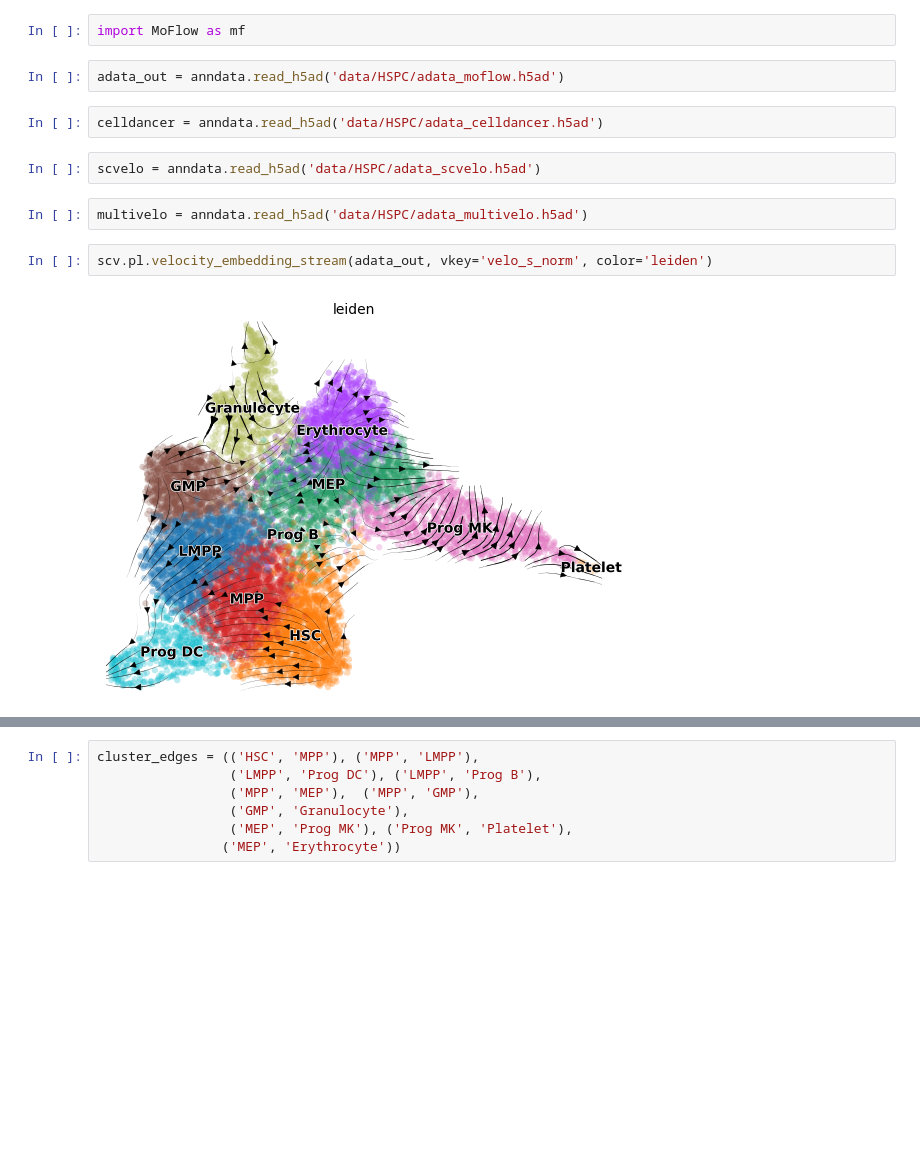
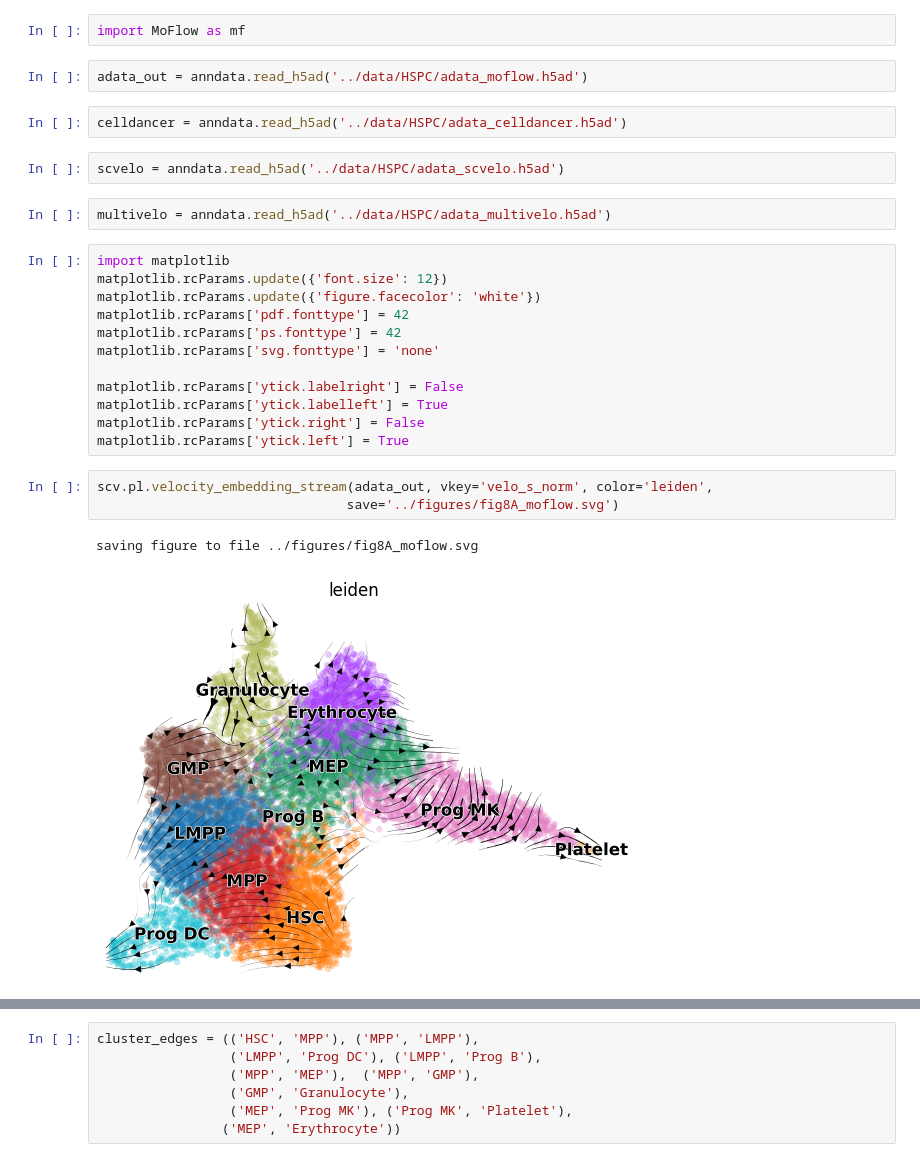
Before and after one commit to AriHong/MoFlow, a Jupyter notebook: notebooks/fig8.ipynb, the cells around one changed output, grey strips where cells are left out. Cells and saved outputs as stored; diff of their text form; blank space fills up the shorter version.

```diff
--- a/notebooks/fig8.ipynb
+++ b/notebooks/fig8.ipynb
@@ -17,16 +13,30 @@ sys.path.append('/home/elly924//workspace/proj/2025/MoFlow/src/')
 # %%
 import MoFlow as mf
 # %%
-adata_out = anndata.read_h5ad('data/HSPC/adata_moflow.h5ad')
+adata_out = anndata.read_h5ad('../data/HSPC/adata_moflow.h5ad')
 # %%
-celldancer = anndata.read_h5ad('data/HSPC/adata_celldancer.h5ad')
+celldancer = anndata.read_h5ad('../data/HSPC/adata_celldancer.h5ad')
 # %%
-scvelo = anndata.read_h5ad('data/HSPC/adata_scvelo.h5ad')
+scvelo = anndata.read_h5ad('../data/HSPC/adata_scvelo.h5ad')
 # %%
-multivelo = anndata.read_h5ad('data/HSPC/adata_multivelo.h5ad')
+multivelo = anndata.read_h5ad('../data/HSPC/adata_multivelo.h5ad')
+# %%
+import matplotlib
+matplotlib.rcParams.update({'font.size': 12})
+matplotlib.rcParams.update({'figure.facecolor': 'white'})
+matplotlib.rcParams['pdf.fonttype'] = 42
+matplotlib.rcParams['ps.fonttype'] = 42
+matplotlib.rcParams['svg.fonttype'] = 'none'
+
+matplotlib.rcParams['ytick.labelright'] = False
+matplotlib.rcParams['ytick.labelleft'] = True
+matplotlib.rcParams['ytick.right'] = False
+matplotlib.rcParams['ytick.left'] = True
 # %%
-scv.pl.velocity_embedding_stream(adata_out, vkey='velo_s_norm', color='leiden')
+scv.pl.velocity_embedding_stream(adata_out, vkey='velo_s_norm', color='leiden',
+                                save='../figures/fig8A_moflow.svg')
 # %% [output]
+saving figure to file ../figures/fig8A_moflow.svg
-[figure, old version]
+[figure, new version]
 # %%
 scv.pl.velocity_embedding_stream(scvelo,
```
Also changed, not shown: parts of 7 cells of this notebook.
